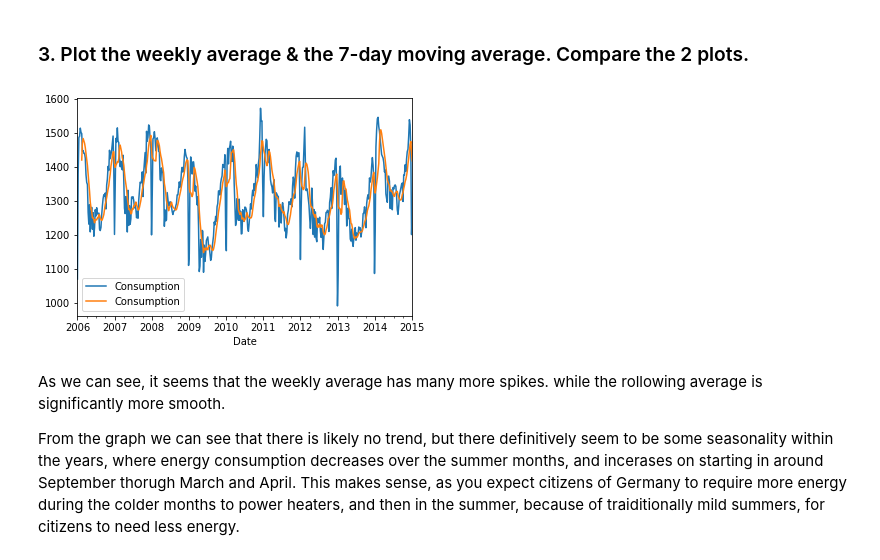
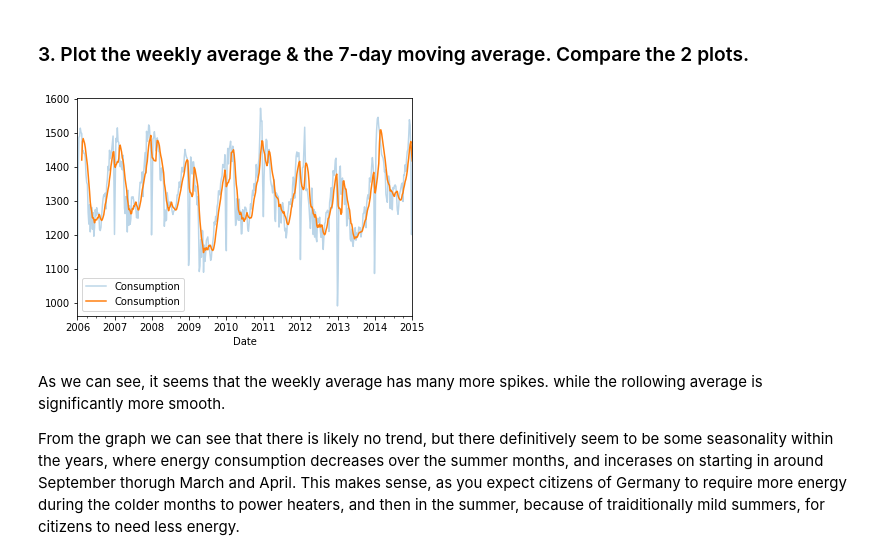
Before and after one commit to guedanie/ds-methodologies-exercises, a Jupyter notebook: time_series/explore.ipynb, the cells around one changed output. Drawn from its saved outputs; the diff is of its cells as text; code cells hidden in the pictures.

```diff
--- a/time_series/explore.ipynb
+++ b/time_series/explore.ipynb
@@ -201,12 +205,12 @@ Date Range: 2015-01-01 00:00:00 to 2017-12-31 00:00:00
 # %% [markdown]
 ### 3. Plot the weekly average & the 7-day moving average. Compare the 2 plots.
 # %%
-train.Consumption.resample("W").mean().plot()
+train.Consumption.resample("W").mean().plot.line(alpha=.3)
 train.Consumption.resample("W").mean().rolling(7).mean().plot()
 plt.legend()
 plt.show()
 # %% [output]
-[figure, old version]
+[figure, new version]
 # %% [markdown]
 As we can see, it seems that the weekly average has many more spikes. while the rollowing average is significantly more smooth.
 
```
Also changed, not shown: parts of 4 cells of this notebook.
